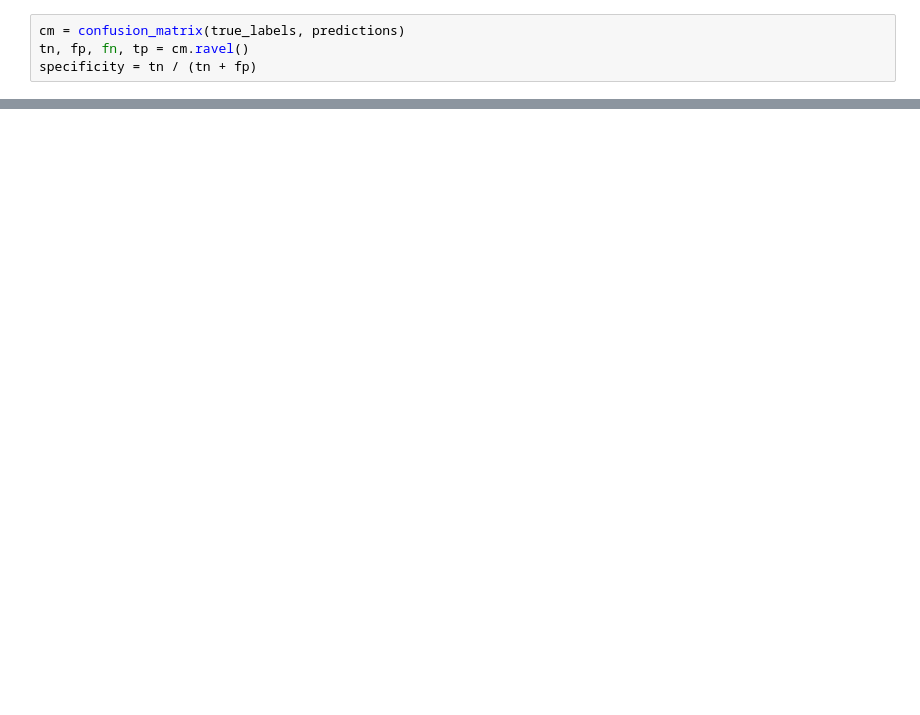
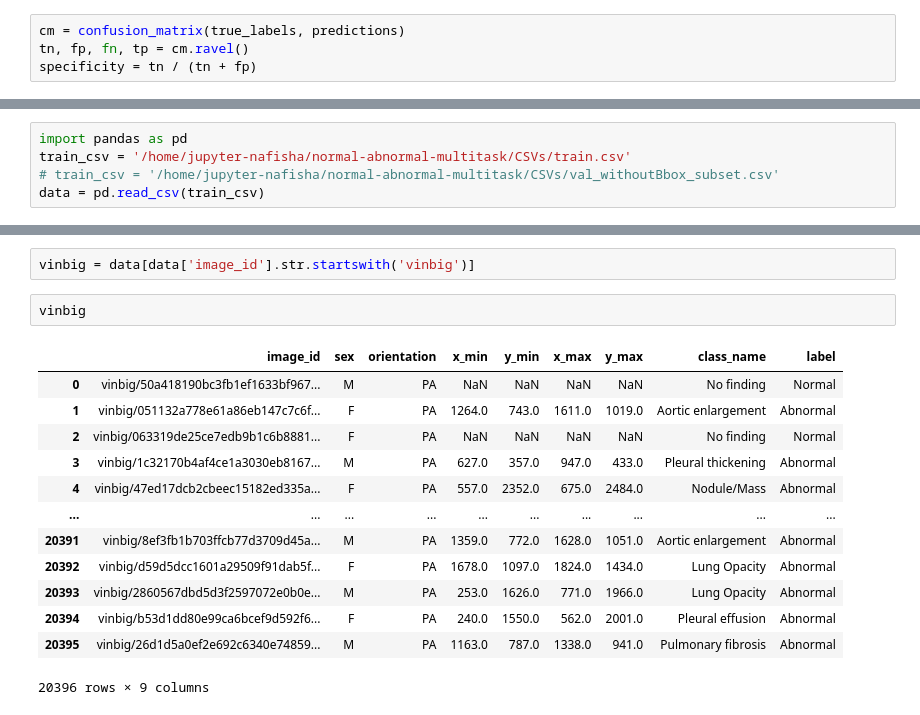
Before and after one commit to Nafishapanacea/normal-abnormal-multitask, a Jupyter notebook: main/predict.ipynb, the cells around one changed output, grey strips where cells are left out. Saved outputs shown, nothing was run; the diff lists cells and outputs as text; blank space fills up the shorter version.

```diff
--- a/main/predict.ipynb
+++ b/main/predict.ipynb
@@ -207,0 +224,5 @@ plt.show()
+# %%
+import pandas as pd
+train_csv = '/home/jupyter-nafisha/normal-abnormal-multitask/CSVs/train.csv'
+# train_csv = '/home/jupyter-nafisha/normal-abnormal-multitask/CSVs/val_withoutBbox_subset.csv'
+data = pd.read_csv(train_csv)
@@ -207,0 +233,18 @@ plt.show()
+# %%
+vinbig = data[data['image_id'].str.startswith('vinbig')]
+# %%
+vinbig
+# %% [output]
+|  | image_id | sex | orientation | x_min | y_min | x_max | y_max | class_name | label |
+| 0 | vinbig/50a418190bc3fb1ef1633bf967... | M | PA | NaN | NaN | NaN | NaN | No finding | Normal |
+| 1 | vinbig/051132a778e61a86eb147c7c6f... | F | PA | 1264.0 | 743.0 | 1611.0 | 1019.0 | Aortic enlargement | Abnormal |
+| 2 | vinbig/063319de25ce7edb9b1c6b8881... | F | PA | NaN | NaN | NaN | NaN | No finding | Normal |
+| 3 | vinbig/1c32170b4af4ce1a3030eb8167... | M | PA | 627.0 | 357.0 | 947.0 | 433.0 | Pleural thickening | Abnormal |
+| 4 | vinbig/47ed17dcb2cbeec15182ed335a... | F | PA | 557.0 | 2352.0 | 675.0 | 2484.0 | Nodule/Mass | Abnormal |
+| ... | ... | ... | ... | ... | ... | ... | ... | ... | ... |
+| 20391 | vinbig/8ef3fb1b703ffcb77d3709d45a... | M | PA | 1359.0 | 772.0 | 1628.0 | 1051.0 | Aortic enlargement | Abnormal |
+| 20392 | vinbig/d59d5dcc1601a29509f91dab5f... | F | PA | 1678.0 | 1097.0 | 1824.0 | 1434.0 | Lung Opacity | Abnormal |
+| 20393 | vinbig/2860567dbd5d3f2597072e0b0e... | M | PA | 253.0 | 1626.0 | 771.0 | 1966.0 | Lung Opacity | Abnormal |
+| 20394 | vinbig/b53d1dd80e99ca6bcef9d592f6... | F | PA | 240.0 | 1550.0 | 562.0 | 2001.0 | Pleural effusion | Abnormal |
+| 20395 | vinbig/26d1d5a0ef2e692c6340e74859... | M | PA | 1163.0 | 787.0 | 1338.0 | 941.0 | Pulmonary fibrosis | Abnormal |
+20396 rows × 9 columns
```
Also changed, not shown: parts of 19 cells of this notebook, 10 other files.
